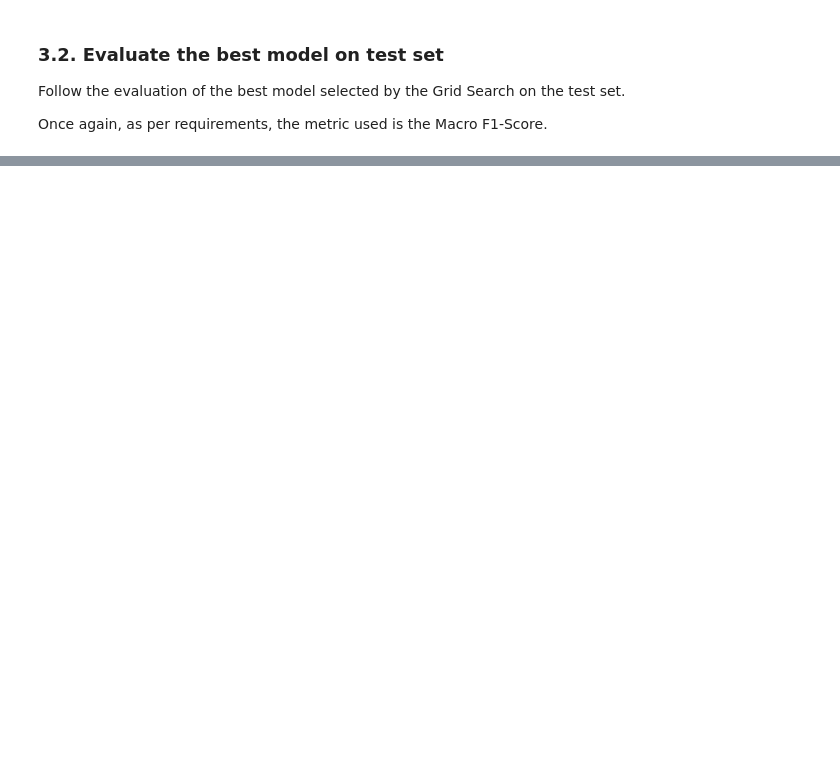
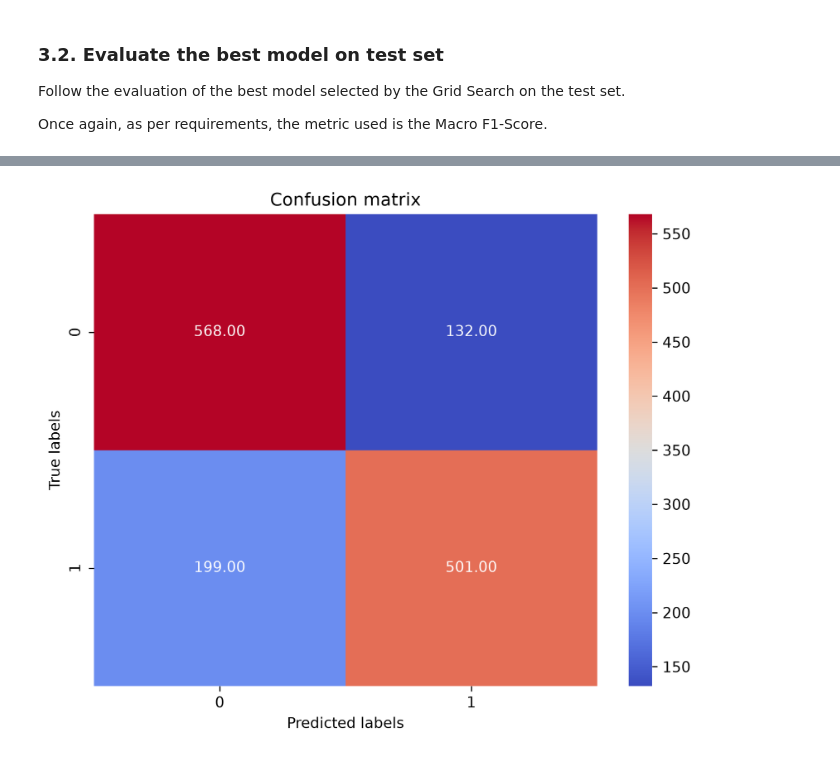
Before and after one commit to calogero-forte/hate_speech_detection, a Jupyter notebook: encoder_only_model.ipynb, the cells around one changed output, grey strips where cells are left out. Cells and saved outputs as stored; diff of their text form; code cells hidden in the pictures; blank space fills up the shorter version.

```diff
--- a/encoder_only_model.ipynb
+++ b/encoder_only_model.ipynb
@@ -615,7 +849,7 @@ def evaluate_model(
     loss_fn_i: nn.Module,
     activation_fn_i: nn.Module,
     device_i: torch.device,
-) -> Tuple[float, float]:
+) -> Tuple[float, float, list[np.long]]:
     """
     Evaluate the classification head on a validation or test DataLoader.
 
@@ -634,11 +868,12 @@ def evaluate_model(
 
     Return
     ------
-    result_o: Tuple[float, float, float]
+    result_o: Tuple[float, float, list[np.long]]
         Tuple containing (average_loss, accuracy, predictions).
     """
     total_loss = 0.0
     correct_predictions = 0
+    predictions = []
 
     # Set the model to evaluation mode
     model_i.eval()
@@ -658,12 +893,13 @@ def evaluate_model(
             total_loss += batch_loss.item()
             # Compute the activation fn to get the prediction
             activations = compute_activations(outputs, activation_fn_i)
+            predictions.append(activations.cpu().numpy())
             # Compute the correct predictions
             correct_predictions += (activations == batch_labels).sum().item()
 
     avg_loss = total_loss / len(dataloader_i)
     accuracy = correct_predictions / len(dataloader_i.dataset)
-    return (avg_loss, accuracy, activations)
+    return (avg_loss, accuracy, predictions)
 
 
 # 5. Train and validation over the epochs function
@@ -720,7 +956,7 @@ def train_and_validate(
             optimizer_i=optimizer_i,
             device_i=device_i,
         )
-        epoch_val_loss, epoch_val_acc = evaluate_model(
+        epoch_val_loss, epoch_val_acc, _ = evaluate_model(
             model_i=model_i,
             dataloader_i=val_dataloader_i,
             loss_fn_i=loss_fn_i,
@@ -972,7 +1230,7 @@ test_dataloader = DataLoader(
     shuffle=False,
 )
 
-test_loss, test_acc = evaluate_model(
+test_loss, test_acc, predictions = evaluate_model(
     model_i=best_model,
     dataloader_i=test_dataloader,
     loss_fn_i=criterion,
@@ -1026,11 +1288,19 @@ plt.show()
 # %%
-matrix = confusion_matrix()
+y_true = np.array( test_politics_df['label'].to_numpy(), dtype=np.long()).ravel()
+y_pred = []
+for pred_element in predictions:
+    for p in pred_element:
+        y_pred.append(int(p))
+
+matrix = confusion_matrix(y_true, y_pred)
 
 fig = plt.figure(figsize=[6, 4.5], dpi=300)
 ax = fig.add_axes([0,0,1,1])
-sns.heatmap(data_i, annot=True, cmap=color_i, fmt=format_i)
-plt.title(title_i)
-plt.xlabel(xlabel_i)
-plt.ylabel(ylabel_i)
+sns.heatmap(matrix, annot=True, cmap='coolwarm', fmt='.2f')
+plt.title('Confusion matrix')
+plt.xlabel('Predicted labels')
+plt.ylabel('True labels')
 plt.tight_layout()
 plt.show()
+# %% [output]
+[figure, added]
```
Also changed, not shown: parts of 22 cells of this notebook.
